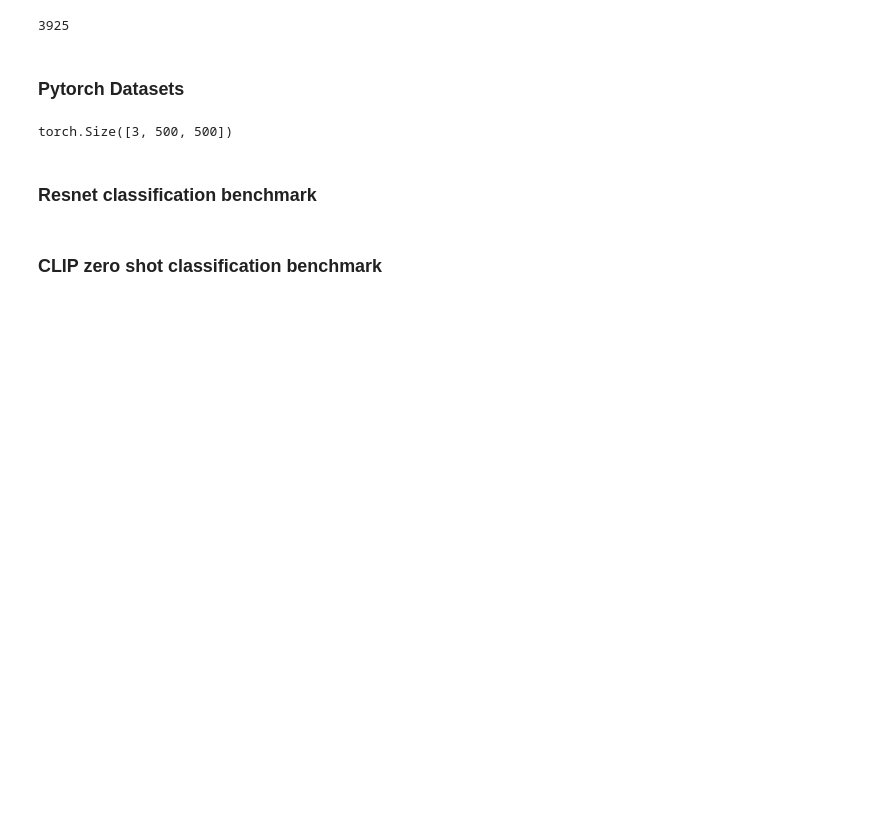
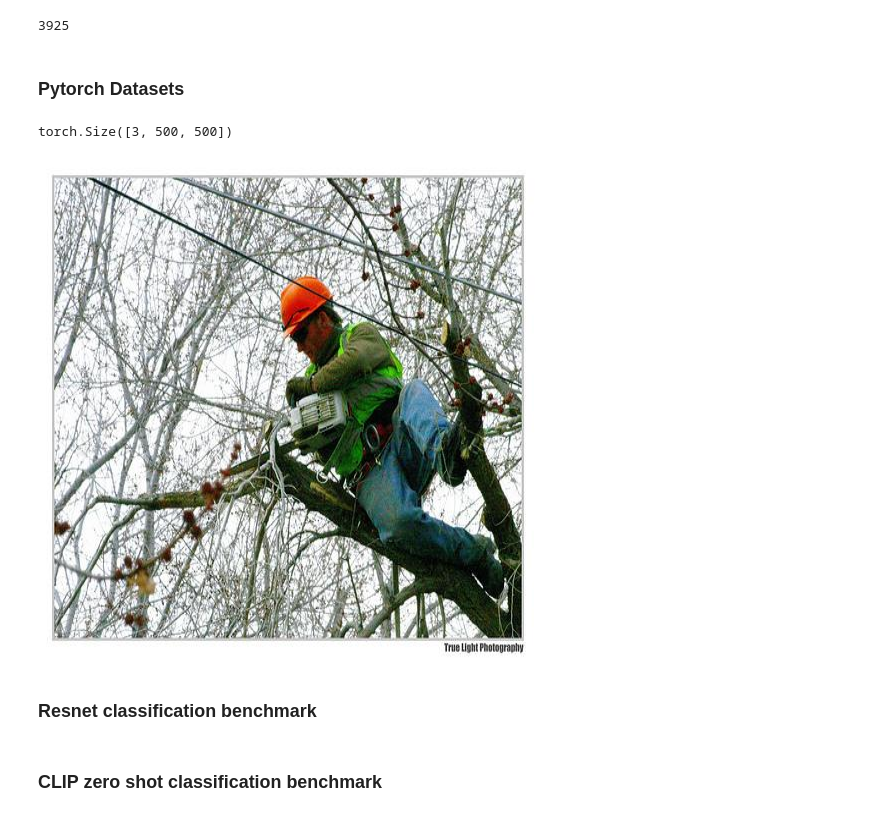
Before and after one commit to cristianoCarta/benchmarks, a Jupyter notebook: test.ipynb, the cells around one changed output. Drawn from its saved outputs; the diff is of its cells as text; code cells hidden in the pictures; blank space fills up the shorter version.

```diff
--- a/test.ipynb
+++ b/test.ipynb
@@ -161,6 +161,7 @@ class HDF5Dataset(Dataset):
                 if ("type" in ds.attrs) and ds.attrs["type"] == "image":
                     imagepil = Image.fromarray(ds[:])
                     transform = transforms.Compose([
+                    transforms.Lambda(lambda img: img.convert("RGB")),
                     transforms.Resize((500, 500)),  # Resize to a square shape
                     transforms.ToTensor(),          # Convert image to tensor
                     ])
@@ -240,6 +241,7 @@ class ArrowDataset(Dataset):
         texts =  self.table.column("image_feature")[idx].values.field("text_feature")[0].values.field("text").to_pylist()
 
         transform = transforms.Compose([
+                    transforms.Lambda(lambda img: img.convert("RGB")),
                     transforms.Resize((500, 500)),  # Resize to a square shape
                     transforms.ToTensor(),          # Convert image to tensor
                     ])
@@ -257,5 +259,9 @@ class ArrowDataset(Dataset):
 arrow_ds = ArrowDataset(r"C:\Users\Cristiano Lavoro\Desktop\benchmarks\imagenette\imagenette2\output\ds_file.arrow","file_memorymap")
 # %%
 new_image = arrow_ds[0]["images"]
+# %%
+transforms.ToPILImage()(new_image[0])
+# %% [output]
+[figure, added]
 # %% [markdown]
 ### Resnet classification benchmark
```
Also changed, not shown: parts of 4 cells of this notebook.
